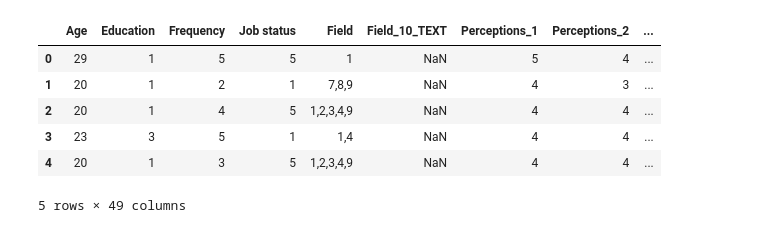
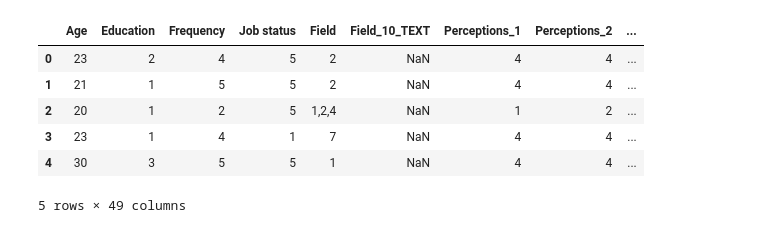
Before and after one commit to glgunderson/AI-Perceptions, a Jupyter notebook: AI_Perceptions.ipynb, the cells around one changed output. Cells and saved outputs as stored; diff of their text form; code cells hidden in the pictures.

```diff
--- a/AI_Perceptions.ipynb
+++ b/AI_Perceptions.ipynb
@@ -16,14 +16,14 @@ AI-111.xlsx         100%[===================>]  27.80K  --.-KB/s    in 0.002s
 # %%
 import pandas as pd
-df = pd.read_excel("AI-111.xlsx")
+df = pd.read_excel("AIUU.xlsx")
 df.head()
 # %% [output]
 |  | Age | Education | Frequency | Job status | Field | Field_10_TEXT | Perceptions_1 | Perceptions_2 | ... |
-| 0 | 29 | 1 | 5 | 5 | 1 | NaN | 5 | 4 | ... |
-| 1 | 20 | 1 | 2 | 1 | 7,8,9 | NaN | 4 | 3 | ... |
-| 2 | 20 | 1 | 4 | 5 | 1,2,3,4,9 | NaN | 4 | 4 | ... |
-| 3 | 23 | 3 | 5 | 1 | 1,4 | NaN | 4 | 4 | ... |
-| 4 | 20 | 1 | 3 | 5 | 1,2,3,4,9 | NaN | 4 | 4 | ... |
+| 0 | 23 | 2 | 4 | 5 | 2 | NaN | 4 | 4 | ... |
+| 1 | 21 | 1 | 5 | 5 | 2 | NaN | 4 | 4 | ... |
+| 2 | 20 | 1 | 2 | 5 | 1,2,4 | NaN | 1 | 2 | ... |
+| 3 | 23 | 1 | 4 | 1 | 7 | NaN | 4 | 4 | ... |
+| 4 | 30 | 3 | 5 | 5 | 1 | NaN | 4 | 4 | ... |
 5 rows × 49 columns
 # %%
 df.info()
```
Also changed, not shown: parts of 48 cells of this notebook.
